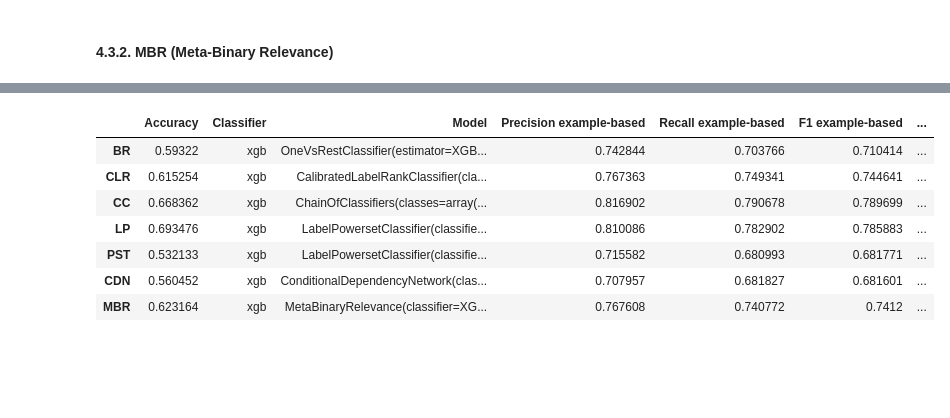
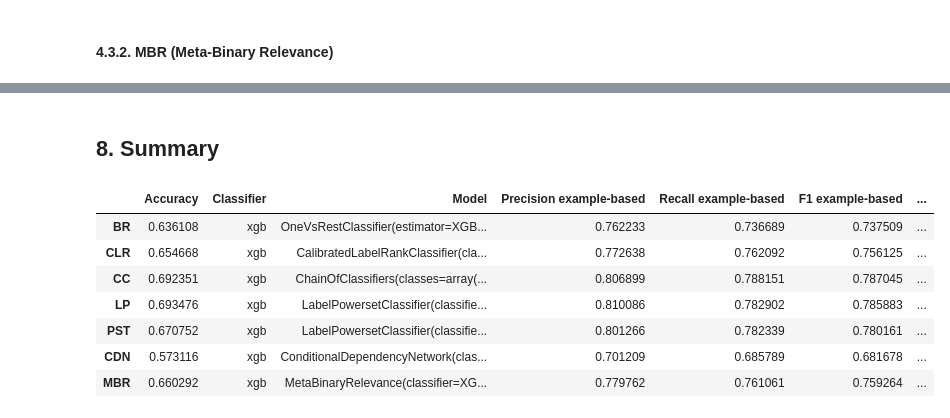
Before and after one commit to IrfEazy/msc-thesis, a Jupyter notebook: MultiLabelClassification.ipynb, the cells around one changed output, grey strips where cells are left out. Drawn from its saved outputs; the diff is of its cells as text; code cells hidden in the pictures; blank space fills up the shorter version.

```diff
--- a/MultiLabelClassification.ipynb
+++ b/MultiLabelClassification.ipynb
@@ -520,0 +690,7 @@ Now that we've trained the models, let's evaluate them in more detail.
+# %%
+performances['LP'] = assess_models(
+    x=X_val,
+    y=np.array([list(label_map_lp[yp]) for yp in y_val_lp]),
+    technique=lp,
+    classes=mlb.classes_
+)
@@ -520,0 +727,7 @@ Now that we've trained the models, let's evaluate them in more detail.
+# %%
+performances['PST'] = assess_models(
+    x=X_val_pst,
+    y=np.array([list(label_map_pst[yp]) for yp in y_val_pst]),
+    technique=pst,
+    classes=mlb.classes_
+)
@@ -520,0 +766,7 @@ Now that we've trained the models, let's evaluate them in more detail.
+# %%
+performances['CDN'] = assess_models(
+    x=X_val,
+    y=y_val,
+    technique=cdn,
+    classes=mlb.classes_
+)
@@ -521 +803,8 @@ Now that we've trained the models, let's evaluate them in more detail.
+# %%
+performances['MBR'] = assess_models(
+    x=X_val,
+    y=y_val,
+    technique=mbr,
+    classes=mlb.classes_
+)
 # %%
@@ -569,12 +838,14 @@ if OVERWRITE:
+# %% [markdown]
+## 8. Summary
 # %%
-performances = pd.DataFrame(evaluation).T
+performances = pd.DataFrame(performances).T
 performances
 # %% [output]
 |  | Accuracy | Classifier | Model | Precision example-based | Recall example-based | F1 example-based | ... |
-| BR | 0.59322 | xgb | OneVsRestClassifier(estimator=XGB... | 0.742844 | 0.703766 | 0.710414 | ... |
-| CLR | 0.615254 | xgb | CalibratedLabelRankClassifier(cla... | 0.767363 | 0.749341 | 0.744641 | ... |
-| CC | 0.668362 | xgb | ChainOfClassifiers(classes=array(... | 0.816902 | 0.790678 | 0.789699 | ... |
+| BR | 0.636108 | xgb | OneVsRestClassifier(estimator=XGB... | 0.762233 | 0.736689 | 0.737509 | ... |
+| CLR | 0.654668 | xgb | CalibratedLabelRankClassifier(cla... | 0.772638 | 0.762092 | 0.756125 | ... |
+| CC | 0.692351 | xgb | ChainOfClassifiers(classes=array(... | 0.806899 | 0.788151 | 0.787045 | ... |
 | LP | 0.693476 | xgb | LabelPowersetClassifier(classifie... | 0.810086 | 0.782902 | 0.785883 | ... |
-| PST | 0.532133 | xgb | LabelPowersetClassifier(classifie... | 0.715582 | 0.680993 | 0.681771 | ... |
-| CDN | 0.560452 | xgb | ConditionalDependencyNetwork(clas... | 0.707957 | 0.681827 | 0.681601 | ... |
-| MBR | 0.623164 | xgb | MetaBinaryRelevance(classifier=XG... | 0.767608 | 0.740772 | 0.7412 | ... |
+| PST | 0.670752 | xgb | LabelPowersetClassifier(classifie... | 0.801266 | 0.782339 | 0.780161 | ... |
+| CDN | 0.573116 | xgb | ConditionalDependencyNetwork(clas... | 0.701209 | 0.685789 | 0.681678 | ... |
+| MBR | 0.660292 | xgb | MetaBinaryRelevance(classifier=XG... | 0.779762 | 0.761061 | 0.759264 | ... |
```
Also changed, not shown: parts of 99 cells of this notebook.
